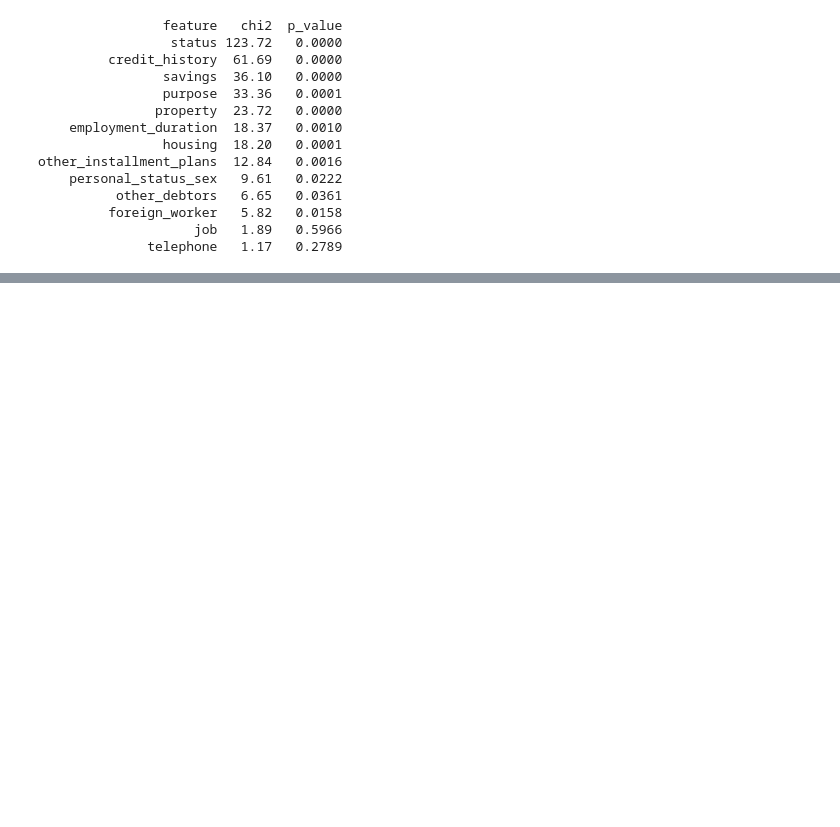
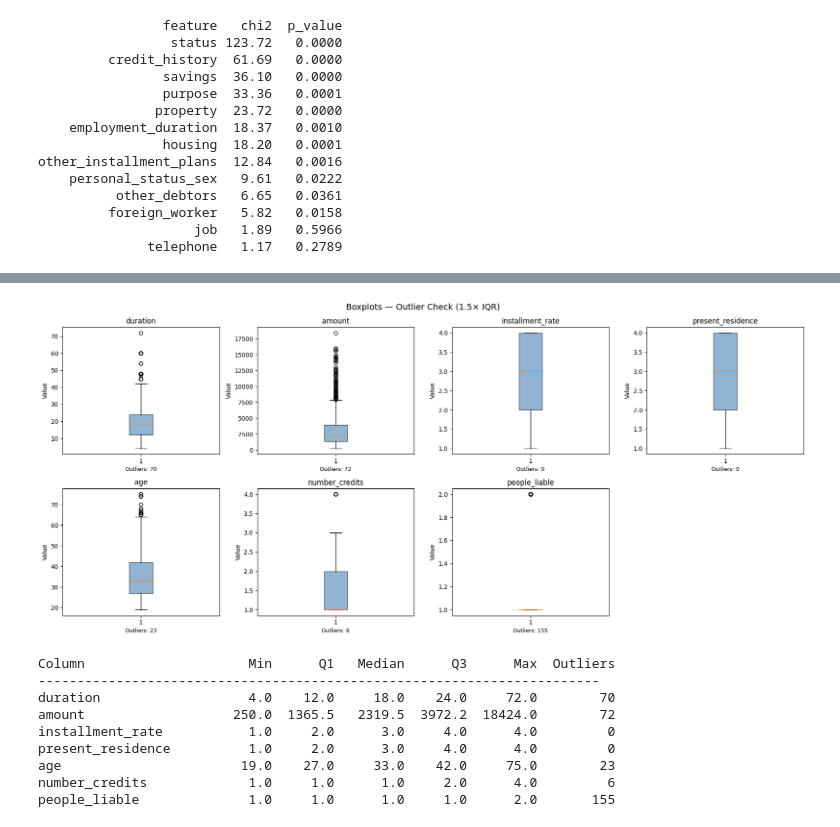
Before and after one commit to Ahmed28phantom/credit-risk-pipeline, a Jupyter notebook: notebooks/01_eda.ipynb, the cells around one changed output, grey strips where cells are left out. Drawn from its saved outputs; the diff is of its cells as text; code cells hidden in the pictures; blank space fills up the shorter version.

Commit message:
add EDA narrative: section headers, findings commentary, and outlier analysis

```diff
--- a/notebooks/01_eda.ipynb
+++ b/notebooks/01_eda.ipynb
@@ -227,0 +391,51 @@ other_installment_plans  12.84   0.0016
+# %%
+numeric_cols = ['duration', 'amount', 'installment_rate', 'present_residence',
+                'age', 'number_credits', 'people_liable']
+
+fig, axes = plt.subplots(2, 4, figsize=(18, 8))
+axes = axes.flatten()
+
+for i, col in enumerate(numeric_cols):
+    axes[i].boxplot(df_decoded[col], vert=True, patch_artist=True,
+                    boxprops=dict(facecolor='steelblue', alpha=0.6))
+    axes[i].set_title(col)
+    axes[i].set_ylabel('Value')
+
+    Q1 = df_decoded[col].quantile(0.25)
+    Q3 = df_decoded[col].quantile(0.75)
+    IQR = Q3 - Q1
+    lower = Q1 - 1.5 * IQR
+    upper = Q3 + 1.5 * IQR
+    n_out = ((df_decoded[col] < lower) | (df_decoded[col] > upper)).sum()
+    axes[i].set_xlabel(f'Outliers: {n_out}', fontsize=9)
+
+# hide unused subplot
+axes[-1].set_visible(False)
+
+plt.suptitle('Boxplots — Outlier Check (1.5× IQR)', fontsize=14)
+plt.tight_layout()
+plt.show()
+
+# Print IQR summary table
+print(f"{'Column':<22} {'Min':>7} {'Q1':>7} {'Median':>8} {'Q3':>7} {'Max':>8} {'Outliers':>9}")
+print("-" * 72)
+for col in numeric_cols:
+    Q1 = df_decoded[col].quantile(0.25)
+    Q3 = df_decoded[col].quantile(0.75)
+    IQR = Q3 - Q1
+    lower = Q1 - 1.5 * IQR
+    upper = Q3 + 1.5 * IQR
+    n_out = ((df_decoded[col] < lower) | (df_decoded[col] > upper)).sum()
+    print(f"{col:<22} {df_decoded[col].min():>7.1f} {Q1:>7.1f} {df_decoded[col].median():>8.1f} "
+          f"{Q3:>7.1f} {df_decoded[col].max():>8.1f} {n_out:>9}")
+# %% [output]
+[figure, added]
+Column                     Min      Q1   Median      Q3      Max  Outliers
+------------------------------------------------------------------------
+duration                   4.0    12.0     18.0    24.0     72.0        70
+amount                   250.0  1365.5   2319.5  3972.2  18424.0        72
+installment_rate           1.0     2.0      3.0     4.0      4.0         0
+present_residence          1.0     2.0      3.0     4.0      4.0         0
+age                       19.0    27.0     33.0    42.0     75.0        23
+number_credits             1.0     1.0      1.0     2.0      4.0         6
+people_liable              1.0     1.0      1.0     1.0      2.0       155
```
Also changed, not shown: parts of 12 cells of this notebook.
